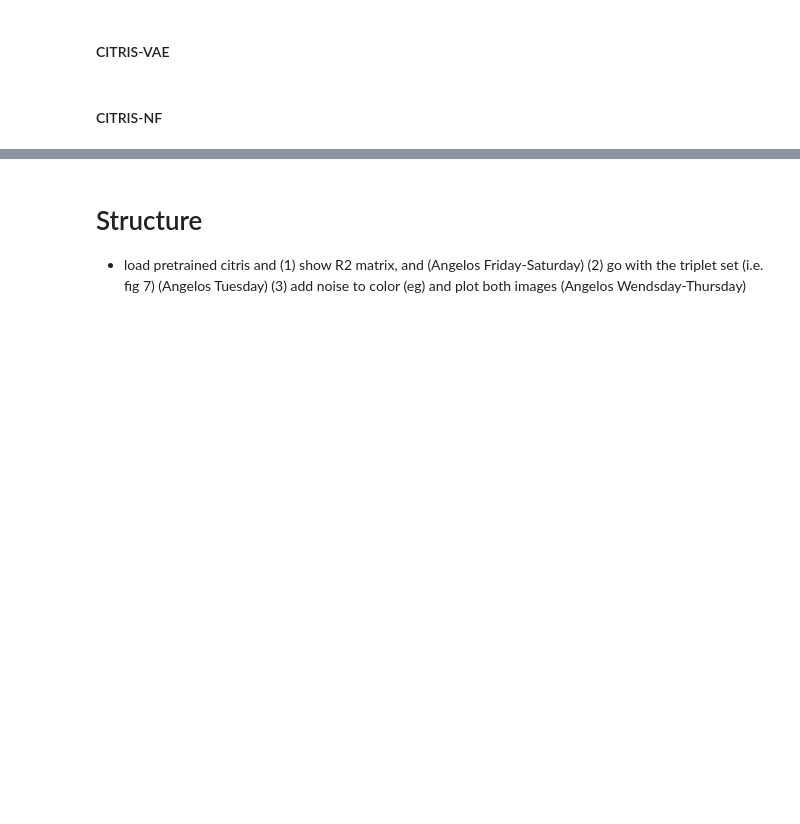
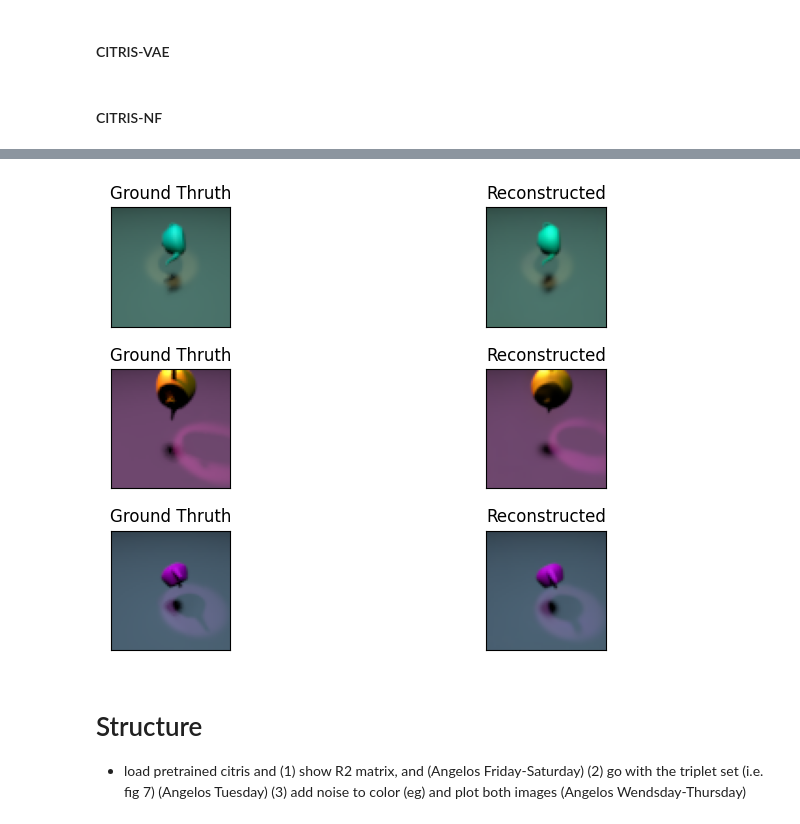
Before and after one commit to AngelosNal/CITRIS_Tutorial, a Jupyter notebook: citris-tutorial.ipynb, the cells around one changed output, grey strips where cells are left out. Saved outputs shown, nothing was run; the diff lists cells and outputs as text; code cells hidden in the pictures; blank space fills up the shorter version.

```diff
--- a/citris-tutorial.ipynb
+++ b/citris-tutorial.ipynb
@@ -159,0 +177,11 @@ if os.path.isfile(pretrained_CITRIS_path):
+# %%
+@torch.no_grad()
+def encode(imgs):
+    imgs = torch.from_numpy(imgs)[...,:3]
+    imgs = imgs.permute(0, 1, 4, 2, 3)
+    imgs = imgs.flatten(0, 1)
+    imgs = imgs.float() / 255.0
+    imgs = imgs * 2.0 - 1.0
+    encs = model.autoencoder.encoder(imgs)
+    encs = encs.unflatten(0, (-1, triplets['images'].shape[1]))
+    return encs
@@ -160,3 +210,29 @@ if os.path.isfile(pretrained_CITRIS_path):
+# %%
+triplet_rec = triplet_reconstruction(triplets['images'][0:3], triplets['mask'][0:3, [0,1,2,3,4,6,7,8,9,10]])
+# %%
+def normalize(imgs):
+    imgs = imgs.numpy().transpose(1,2,0)
+    imgs = (imgs + 1)/2
+    imgs = imgs*255
+    return imgs.astype(int)
+
+for i in range(0, 6, 2):
+    plt.subplot(3, 2, i+1)
+    plt.title('Ground Thruth')
+    plt.imshow(triplets['images'][int(i/2)][2])
+    plt.xticks([])
+    plt.yticks([])
+
+    plt.subplot(3, 2, i+2)
+    plt.title('Reconstructed')
+    plt.imshow(normalize(triplet_rec[int(i/2)]))
+    plt.xticks([])
+    plt.yticks([])
+
+plt.tight_layout()
+plt.show()
+# %% [output]
+[figure, added]
 # %% [markdown]
 # Structure
 - load pretrained citris and
```
Also changed, not shown: parts of 4 cells of this notebook.
